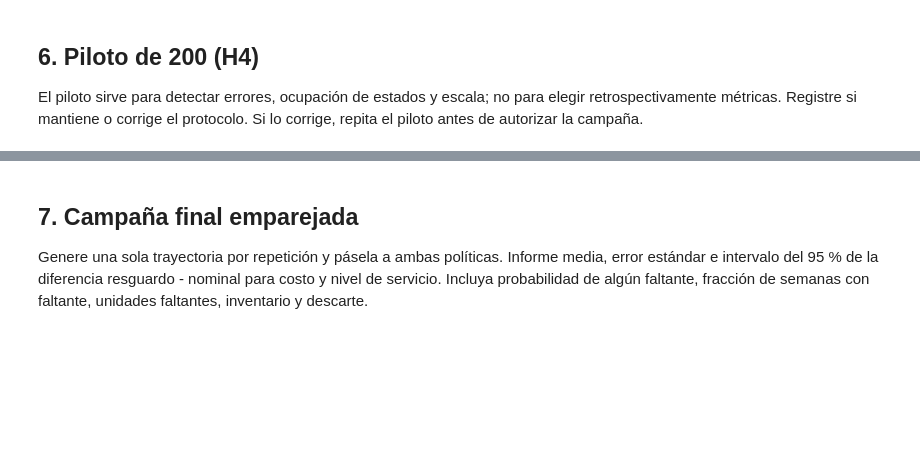
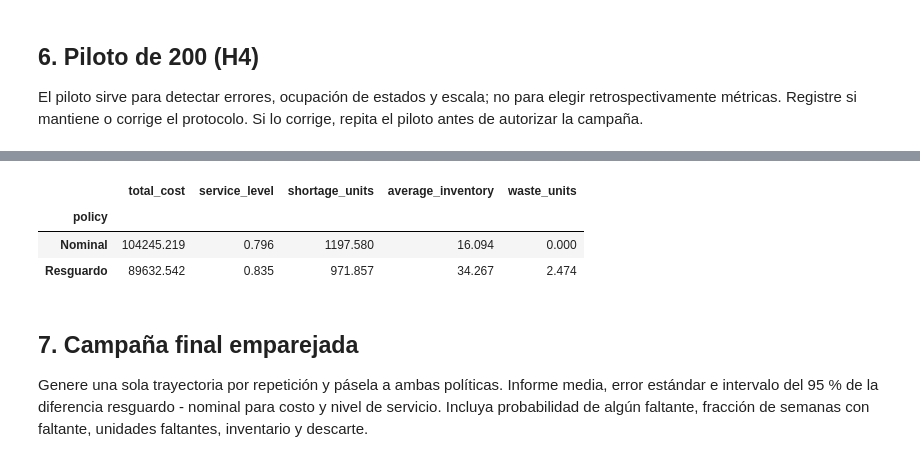
Before and after one commit to Marcodisario/Final-OPIO, a Jupyter notebook: Parte2/part2_markov_montecarlo.ipynb, the cells around one changed output, grey strips where cells are left out. Saved outputs shown, nothing was run; the diff lists cells and outputs as text; code cells hidden in the pictures; blank space fills up the shorter version.

```diff
--- a/Parte2/part2_markov_montecarlo.ipynb
+++ b/Parte2/part2_markov_montecarlo.ipynb
@@ -108,0 +325,84 @@ HORIZON = 26
+# %%
+import copy
+
+MASTER_SEED = 20260816
+PILOT_REPLICATIONS = 200
+FINAL_REPLICATIONS = 1200
+HORIZON = 26
+
+pilot_seed, final_seed = np.random.SeedSequence(MASTER_SEED).spawn(2)
+POLICIES = {'Nominal': nominal_plan, 'Resguardo': buffer_plan}
+
+def run_campaign(replications, seed_sequence):
+    """Simula una trayectoria por réplica y evalúa ambas políticas en ese mismo futuro."""
+    rows = []
+    state_counts = pd.Series(0, index=STATE_NAMES, dtype=int)
+    for replication, child_seed in enumerate(seed_sequence.spawn(replications)):
+        environment = generate_environment(
+            rng=np.random.default_rng(child_seed),
+            transition_matrix=transition_matrix,
+            destinations=destinations,
+            routes=routes,
+            state_parameters=state_parameters,
+            horizon=HORIZON,
+        )
+        state_counts += pd.Series(environment['states']).value_counts().reindex(STATE_NAMES, fill_value=0)
+        for policy_name, plan in POLICIES.items():
+            rows.append({
+                'replication': replication,
+                'policy': policy_name,
+                **evaluate_policy(plan, environment),
+            })
+    results = pd.DataFrame(rows)
+    state_share = state_counts / (replications * HORIZON)
+    return results, state_share
+
+def run_invariant_checks():
+    """Chequeos pequeños del simulador antes de iniciar el piloto."""
+    seed = 314159
+    first = generate_environment(
+        np.random.default_rng(seed), transition_matrix, destinations, routes,
+        state_parameters, horizon=HORIZON,
+    )
+    repeated = generate_environment(
+        np.random.default_rng(seed), transition_matrix, destinations, routes,
+        state_parameters, horizon=HORIZON,
+    )
+    assert np.array_equal(first['states'], repeated['states'])
+    assert np.array_equal(first['demand'], repeated['demand'])
+    assert np.array_equal(first['route_available'], repeated['route_available'])
+
+    fixed = copy.deepcopy(first)
+    fixed['states'][:] = 'Normal'
+    fixed['demand'][:] = 0
+    fixed['route_available'][:] = True
+    fixed['capacity_multiplier'][:] = 1.0
+    result = evaluate_policy(nominal_plan, fixed)
+    expected_transport = HORIZON * float(
+        np.dot(nominal_plan.set_index('route_id').loc[routes['route_id'], 'planned_flow'], routes['unit_cost'])
+    )
+    assert abs(result['transport_cost'] - expected_transport) <= TOL
+    assert result['shortage_units'] == 0 and result['service_level'] == 1.0
+
+    no_routes = copy.deepcopy(fixed)
+    no_routes['route_available'][:] = False
+    no_capacity_result = evaluate_policy(nominal_plan, no_routes)
+    assert no_capacity_result['transport_cost'] == 0.0
+
+    first_result = evaluate_policy(nominal_plan, first)
+    repeated_result = evaluate_policy(nominal_plan, repeated)
+    assert first_result == repeated_result
+
+run_invariant_checks()
+
+pilot_results, pilot_state_share = run_campaign(PILOT_REPLICATIONS, pilot_seed)
+print('Ocupación de estados en el piloto:')
+display(pilot_state_share.rename('fracción').to_frame())
+print('Diagnóstico del piloto (promedios):')
+display(
+    pilot_results.groupby('policy')[
+        ['total_cost', 'service_level', 'shortage_units', 'average_inventory', 'waste_units']
+    ].mean().round(3)
+)
+assert len(pilot_results) == PILOT_REPLICATIONS * len(POLICIES)
+# %% [output]
@@ -109,3 +415,7 @@ HORIZON = 26
+|  | total_cost | service_level | shortage_units | average_inventory | waste_units |
+| policy |  |  |  |  |  |
+| Nominal | 104245.219 | 0.796 | 1197.580 | 16.094 | 0.000 |
+| Resguardo | 89632.542 | 0.835 | 971.857 | 34.267 | 2.474 |
 # %% [markdown]
 ## 7. Campaña final emparejada
 
```
Also changed, not shown: parts of 10 cells of this notebook, 7 other files.
